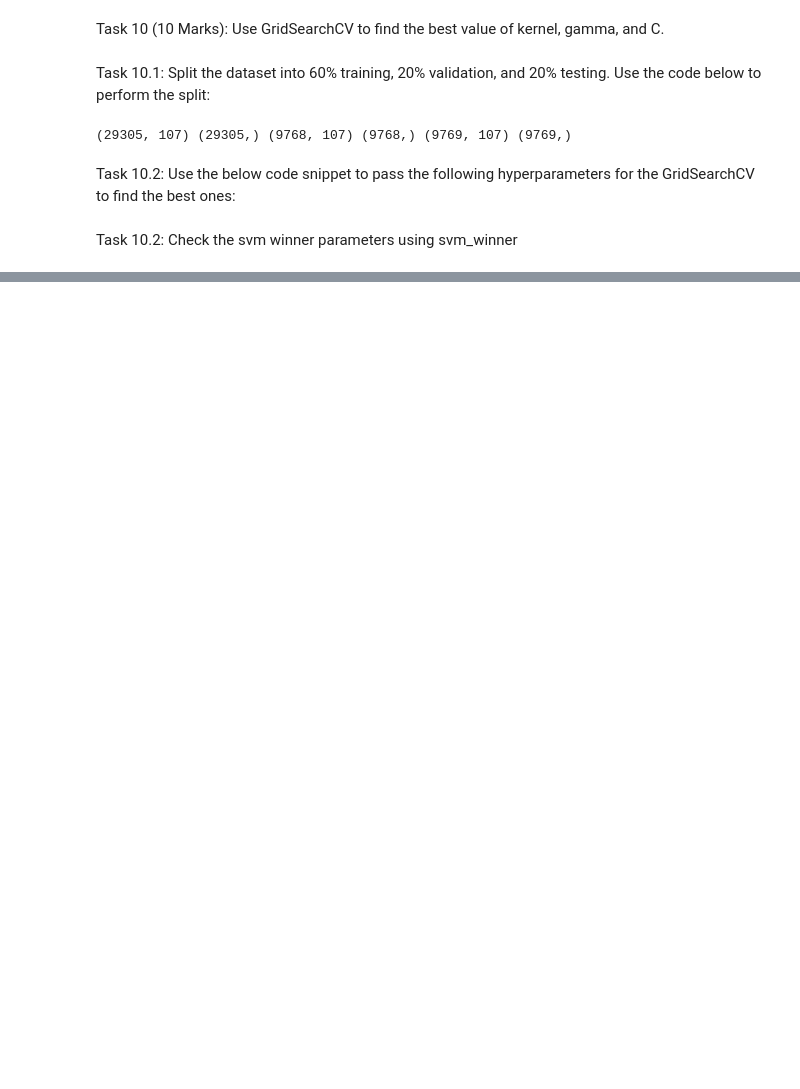
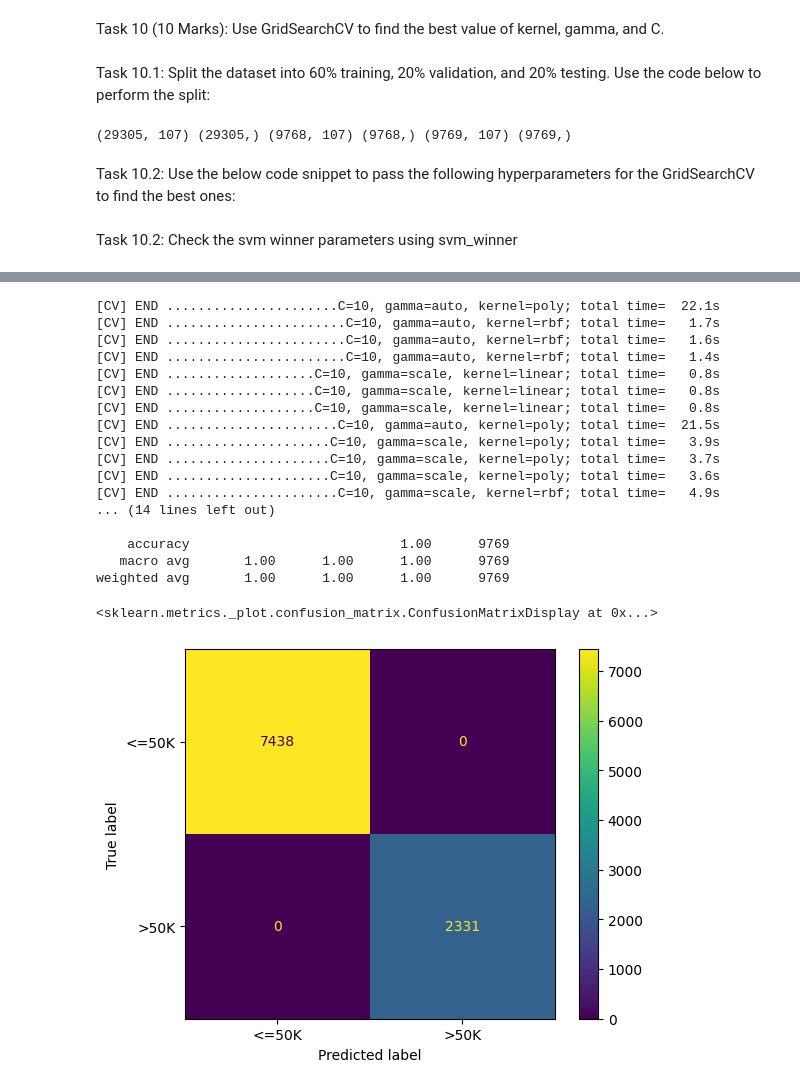
Before and after one commit to Ghazanfariyan-Arian/EECS3401, a Jupyter notebook: Assignment 2/A2-Arian-Ghazanfariyan.ipynb, the cells around one changed output, grey strips where cells are left out. Drawn from its saved outputs; the diff is of its cells as text; code cells hidden in the pictures; blank space fills up the shorter version.

```diff
--- a/Assignment 2/A2-Arian-Ghazanfariyan.ipynb
+++ b/Assignment 2/A2-Arian-Ghazanfariyan.ipynb
@@ -274,11 +245,3 @@ Name: count, dtype: int64
 # %% [markdown]
 Task 8 (10 Marks): Split the data into 80% training set and 20% testing set, print the shape of X_train, X_test, y_train, y_test in one command.
 Tip: Shapes should be (39073, 105) (39073, 1) (9769, 105) (9769, 1)
-# %%
-from sklearn.model_selection import train_test_split
-
-X = df.drop(["income"], axis=1)
-y = df["income"]
-
-X_train, X_test, y_train, y_test = train_test_split(X, y, test_size=0.2, random_state=42)
-print(X_train.shape, y_train.shape, X_test.shape, y_test.shape)
@@ -360,15 +327,35 @@ print(X_train.shape, y_train.shape, X_validation.shape, y_validation.shape, X_te
 Task 10.2: Use the below code snippet to pass the following hyperparameters for the GridSearchCV to find the best ones:
 # %% [markdown]
 Task 10.2: Check the svm winner parameters using svm_winner
-# %%
-# Code author luisguiserrano
-
-from sklearn.model_selection import GridSearchCV
-
-svm_parameters = {'kernel': ['rbf'], 'C': [0.01, 0.1, 1, 10], 'gamma': [0.01, 1, 10]}
-
-svm = SVC()
-svm_gs = GridSearchCV(estimator=svm, param_grid=svm_parameters)
-svm_gs.fit(X_train, y_train.values.ravel())
-svm_winner = svm_gs.best_estimator_
-svm_winner.score(X_validation, y_validation)
+# %%
+# Task 10: Use GridSearchCV to find the best value of kernel, gamma, and C
+
+# Define the parameter grid
+param_grid = {'kernel': ['linear', 'poly', 'rbf'],
+              'C': [0.1, 1, 10],
+              'gamma': [0.1, 1, 'auto', 'scale']}
+
+# Create an SVM model
+svm_model = SVC()
+
+# Create GridSearchCV object
+grid_search = GridSearchCV(svm_model, param_grid, cv=3, scoring='accuracy', verbose=2, n_jobs=-1)
+
+# Fit the grid search to the data
+grid_search.fit(X_train, y_train.values.ravel())
+
+# Print the best parameters
+print("Best parameters:", grid_search.best_params_)
+
+# Get the best model from the grid search
+best_svm_model = grid_search.best_estimator_
+
+# Task 10.1: Test your model on X_test and report the classification_report
+y_test_predict = best_svm_model.predict(X_test)
+print("Classification Report on Test Set:\n", classification_report(y_test, y_test_predict))
+
+# Task 10.2: Display the confusion matrix of your test results
+cm_test = confusion_matrix(y_test, y_test_predict)
+disp_test = ConfusionMatrixDisplay(confusion_matrix=cm_test, display_labels=best_svm_model.classes_)
+disp_test.plot()
+# %% [output]
@@ -374,0 +379,19 @@ svm_winner.score(X_validation, y_validation)
+[CV] END ......................C=10, gamma=auto, kernel=poly; total time=  22.1s
+[CV] END .......................C=10, gamma=auto, kernel=rbf; total time=   1.7s
+[CV] END .......................C=10, gamma=auto, kernel=rbf; total time=   1.6s
+[CV] END .......................C=10, gamma=auto, kernel=rbf; total time=   1.4s
+[CV] END ...................C=10, gamma=scale, kernel=linear; total time=   0.8s
+[CV] END ...................C=10, gamma=scale, kernel=linear; total time=   0.8s
+[CV] END ...................C=10, gamma=scale, kernel=linear; total time=   0.8s
+[CV] END ......................C=10, gamma=auto, kernel=poly; total time=  21.5s
+[CV] END .....................C=10, gamma=scale, kernel=poly; total time=   3.9s
+[CV] END .....................C=10, gamma=scale, kernel=poly; total time=   3.7s
+[CV] END .....................C=10, gamma=scale, kernel=poly; total time=   3.6s
+[CV] END ......................C=10, gamma=scale, kernel=rbf; total time=   4.9s
+... (14 lines left out)
+
+    accuracy                           1.00      9769
+   macro avg       1.00      1.00      1.00      9769
+weighted avg       1.00      1.00      1.00      9769
+<sklearn.metrics._plot.confusion_matrix.ConfusionMatrixDisplay at 0x...>
+[figure, added]
```
Also changed, not shown: parts of 27 cells of this notebook, 1 other file.
